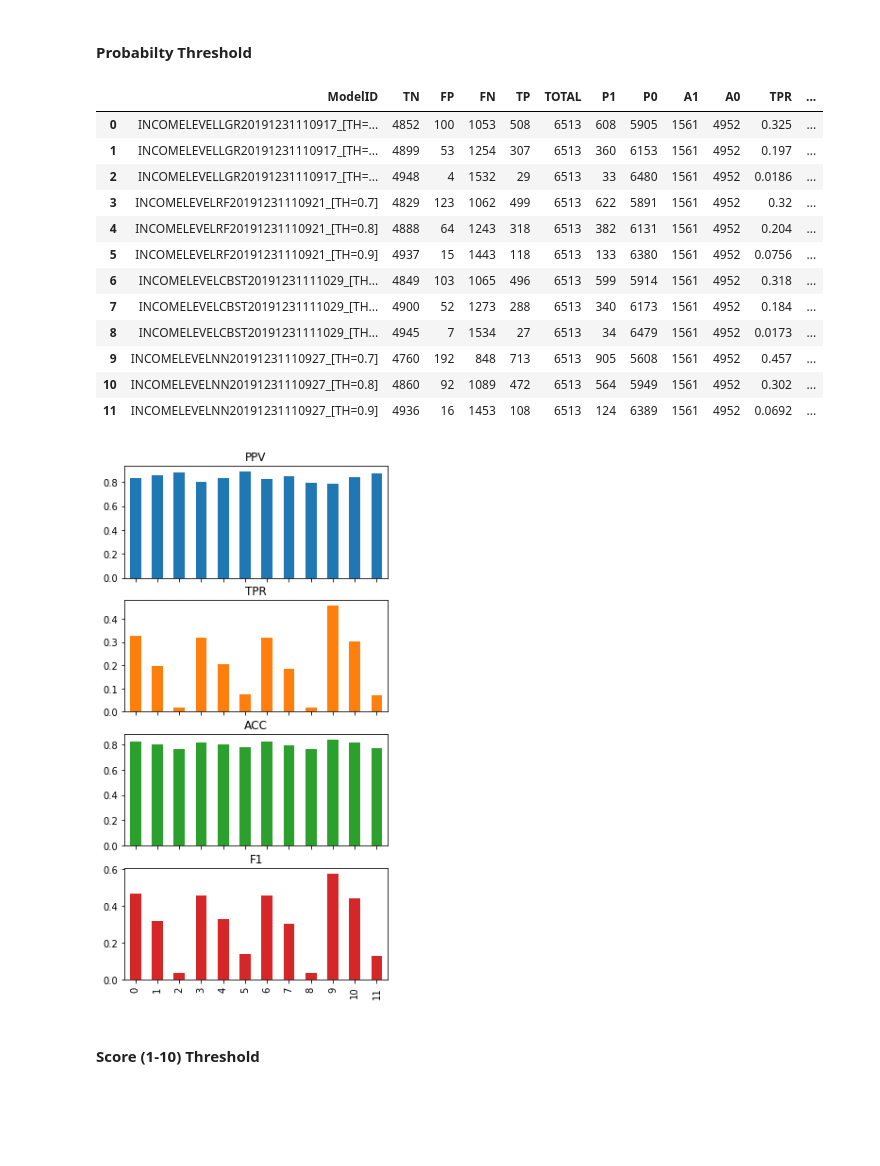
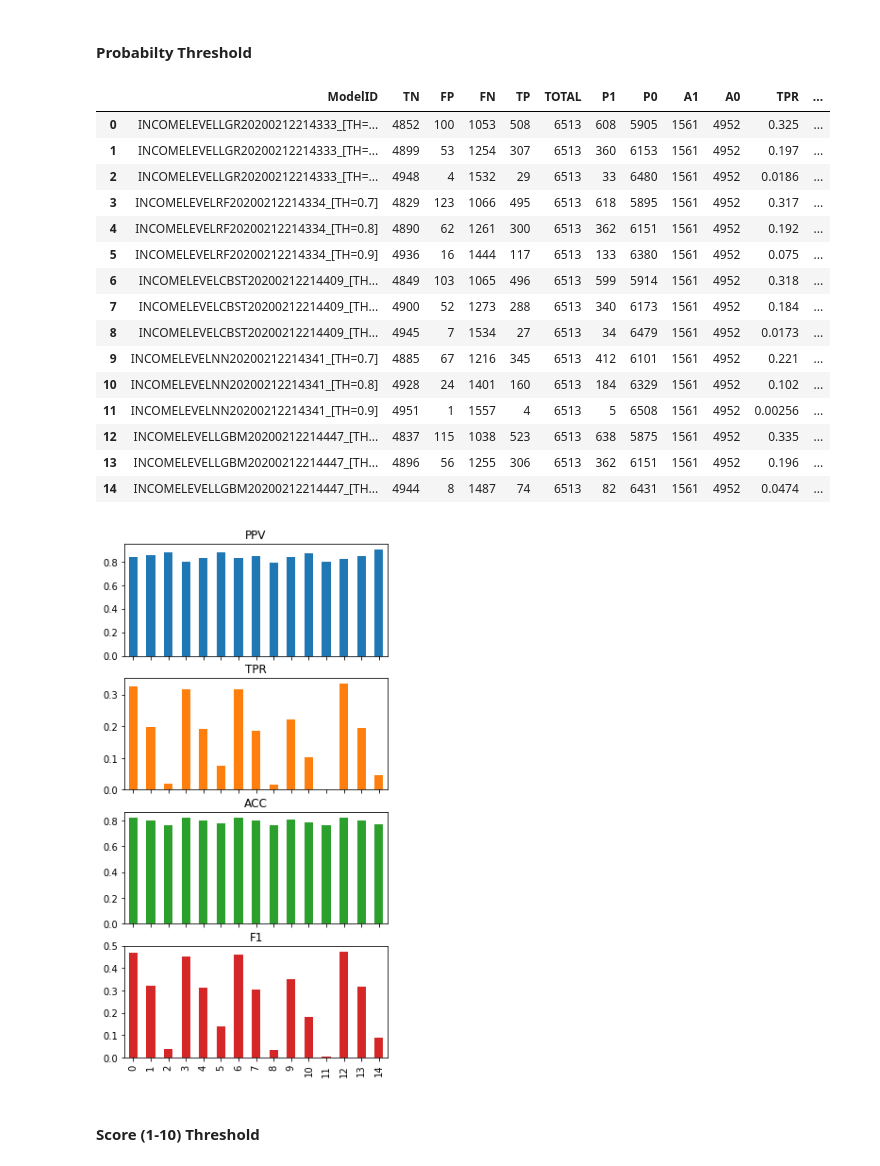
Before and after one commit to mltoolkit/MLToolKit, a Jupyter notebook: MLToolKit Example - Adult Census Income.ipynb, the cells around one changed output. Cells and saved outputs as stored; diff of their text form; code cells hidden in the pictures; blank space fills up the shorter version.

```diff
--- a/MLToolKit Example - Adult Census Income.ipynb
+++ b/MLToolKit Example - Adult Census Income.ipynb
@@ -1039,7 +1045,8 @@ model_parameters = {'MLAlgorithm':'RF', # 'LGR', #  'DFF', # 'CNN', # 'CATBST',
                     'NTrees':500,
                    'MaxDepth':50,
                    'MinSamplesToSplit':10,
-                   'Processors':2}
+                   'Processors':2,
+                   'Verbose':True}
 
 RFModel = mltk.build_ml_model(TrainDataset, ValidateDataset, TestDataset,
                                   model_variables=modelVariables,
@@ -1119,7 +1129,8 @@ model_parameters = {'MLAlgorithm':'NN',
                    'NumClasses':2,
                    'Epochs':10,
                    'EvalMatrics':['accuracy'],
-                   'Architecture':architecture}
+                   'Architecture':architecture,
+                   'Verbose':True}
 
 NNModel = mltk.build_ml_model(TrainDataset, ValidateDataset, TestDataset,
                                   model_variables=modelVariables,
@@ -1201,7 +1221,8 @@ model_parameters = {'MLAlgorithm':'CBST',
                     'Imbalanced':False,
                     'TaskType':'GPU',
                     'Processors':2,
-                    'UseBestModel':True}
+                    'UseBestModel':True,
+                    'Verbose':True}
 
 CBSTModel = mltk.build_ml_model(TrainDataset, ValidateDataset, TestDataset,
                                   model_variables=modelVariables,
@@ -1282,0 +1308,26 @@ CBSTModel.model_evaluation['RobustnessTable'].style.background_gradient(cmap='Rd
+# %%
+model_parameters = {'MLAlgorithm':'LGBM',
+                    'NTrees': 500,
+                    'MaxDepth':10,
+                    'LearningRate':0.7,
+                    'LossFunction':'binary',#crossEntropy
+                    'EvalMatrics':'logloss',
+                    'EarlyStopAttempts':5,
+                    'SamplesRatioPerTree': 1.0,
+                    'FeaturesRatioPerTree': 1.0,
+                    'Regularization':{'L1':0.0, 'L2':0.001},
+                    'Processors':2,
+                    'Verbose':True}
+
+LGBMModel = mltk.build_ml_model(TrainDataset, ValidateDataset, TestDataset,
+                                  model_variables=modelVariables,
+                                  variable_setup = None,
+                                  target_variable=targetVariable,
+                                  model_attributes=model_attributes,
+                                  sample_attributes=sample_attributes,
+                                  model_parameters=model_parameters,
+                                  score_parameters=score_parameters,
+                                  return_model_object=True,
+                                  show_results=False,
+                                  show_plot=True
+                                  )
@@ -1695,25 +1814,28 @@ scoreLabel
 # %% [markdown]
 #### Probabilty Threshold
 # %%
-Models = [LGRModel, RFModel, CBSTModel, NNModel]
+Models = [LGRModel, RFModel, CBSTModel, NNModel, LGBMModel]
 thresholds=[0.7, 0.8, 0.9]
 ConfusionMatrixComparison = mltk.confusion_matrix_comparison(TestDataset, Models, thresholds, score_variable=None, show_plot=True)
 ConfusionMatrixComparison.style.background_gradient(cmap='RdYlGn').set_precision(3)
 # %% [output]
 |  | ModelID | TN | FP | FN | TP | TOTAL | P1 | P0 | A1 | A0 | TPR | ... |
-| 0 | INCOMELEVELLGR20191231110917_[TH=... | 4852 | 100 | 1053 | 508 | 6513 | 608 | 5905 | 1561 | 4952 | 0.325 | ... |
-| 1 | INCOMELEVELLGR20191231110917_[TH=... | 4899 | 53 | 1254 | 307 | 6513 | 360 | 6153 | 1561 | 4952 | 0.197 | ... |
-| 2 | INCOMELEVELLGR20191231110917_[TH=... | 4948 | 4 | 1532 | 29 | 6513 | 33 | 6480 | 1561 | 4952 | 0.0186 | ... |
-| 3 | INCOMELEVELRF20191231110921_[TH=0.7] | 4829 | 123 | 1062 | 499 | 6513 | 622 | 5891 | 1561 | 4952 | 0.32 | ... |
-| 4 | INCOMELEVELRF20191231110921_[TH=0.8] | 4888 | 64 | 1243 | 318 | 6513 | 382 | 6131 | 1561 | 4952 | 0.204 | ... |
-| 5 | INCOMELEVELRF20191231110921_[TH=0.9] | 4937 | 15 | 1443 | 118 | 6513 | 133 | 6380 | 1561 | 4952 | 0.0756 | ... |
-| 6 | INCOMELEVELCBST20191231111029_[TH... | 4849 | 103 | 1065 | 496 | 6513 | 599 | 5914 | 1561 | 4952 | 0.318 | ... |
-| 7 | INCOMELEVELCBST20191231111029_[TH... | 4900 | 52 | 1273 | 288 | 6513 | 340 | 6173 | 1561 | 4952 | 0.184 | ... |
-| 8 | INCOMELEVELCBST20191231111029_[TH... | 4945 | 7 | 1534 | 27 | 6513 | 34 | 6479 | 1561 | 4952 | 0.0173 | ... |
-| 9 | INCOMELEVELNN20191231110927_[TH=0.7] | 4760 | 192 | 848 | 713 | 6513 | 905 | 5608 | 1561 | 4952 | 0.457 | ... |
-| 10 | INCOMELEVELNN20191231110927_[TH=0.8] | 4860 | 92 | 1089 | 472 | 6513 | 564 | 5949 | 1561 | 4952 | 0.302 | ... |
-| 11 | INCOMELEVELNN20191231110927_[TH=0.9] | 4936 | 16 | 1453 | 108 | 6513 | 124 | 6389 | 1561 | 4952 | 0.0692 | ... |
+| 0 | INCOMELEVELLGR20200212214333_[TH=... | 4852 | 100 | 1053 | 508 | 6513 | 608 | 5905 | 1561 | 4952 | 0.325 | ... |
+| 1 | INCOMELEVELLGR20200212214333_[TH=... | 4899 | 53 | 1254 | 307 | 6513 | 360 | 6153 | 1561 | 4952 | 0.197 | ... |
+| 2 | INCOMELEVELLGR20200212214333_[TH=... | 4948 | 4 | 1532 | 29 | 6513 | 33 | 6480 | 1561 | 4952 | 0.0186 | ... |
+| 3 | INCOMELEVELRF20200212214334_[TH=0.7] | 4829 | 123 | 1066 | 495 | 6513 | 618 | 5895 | 1561 | 4952 | 0.317 | ... |
+| 4 | INCOMELEVELRF20200212214334_[TH=0.8] | 4890 | 62 | 1261 | 300 | 6513 | 362 | 6151 | 1561 | 4952 | 0.192 | ... |
+| 5 | INCOMELEVELRF20200212214334_[TH=0.9] | 4936 | 16 | 1444 | 117 | 6513 | 133 | 6380 | 1561 | 4952 | 0.075 | ... |
+| 6 | INCOMELEVELCBST20200212214409_[TH... | 4849 | 103 | 1065 | 496 | 6513 | 599 | 5914 | 1561 | 4952 | 0.318 | ... |
+| 7 | INCOMELEVELCBST20200212214409_[TH... | 4900 | 52 | 1273 | 288 | 6513 | 340 | 6173 | 1561 | 4952 | 0.184 | ... |
+| 8 | INCOMELEVELCBST20200212214409_[TH... | 4945 | 7 | 1534 | 27 | 6513 | 34 | 6479 | 1561 | 4952 | 0.0173 | ... |
+| 9 | INCOMELEVELNN20200212214341_[TH=0.7] | 4885 | 67 | 1216 | 345 | 6513 | 412 | 6101 | 1561 | 4952 | 0.221 | ... |
+| 10 | INCOMELEVELNN20200212214341_[TH=0.8] | 4928 | 24 | 1401 | 160 | 6513 | 184 | 6329 | 1561 | 4952 | 0.102 | ... |
+| 11 | INCOMELEVELNN20200212214341_[TH=0.9] | 4951 | 1 | 1557 | 4 | 6513 | 5 | 6508 | 1561 | 4952 | 0.00256 | ... |
+| 12 | INCOMELEVELLGBM20200212214447_[TH... | 4837 | 115 | 1038 | 523 | 6513 | 638 | 5875 | 1561 | 4952 | 0.335 | ... |
+| 13 | INCOMELEVELLGBM20200212214447_[TH... | 4896 | 56 | 1255 | 306 | 6513 | 362 | 6151 | 1561 | 4952 | 0.196 | ... |
+| 14 | INCOMELEVELLGBM20200212214447_[TH... | 4944 | 8 | 1487 | 74 | 6513 | 82 | 6431 | 1561 | 4952 | 0.0474 | ... |
-[figure, old version]
+[figure, new version]
 # %% [markdown]
 #### Score (1-10) Threshold
 # %%
```
Also changed, not shown: parts of 47 cells of this notebook, 4 other files.
